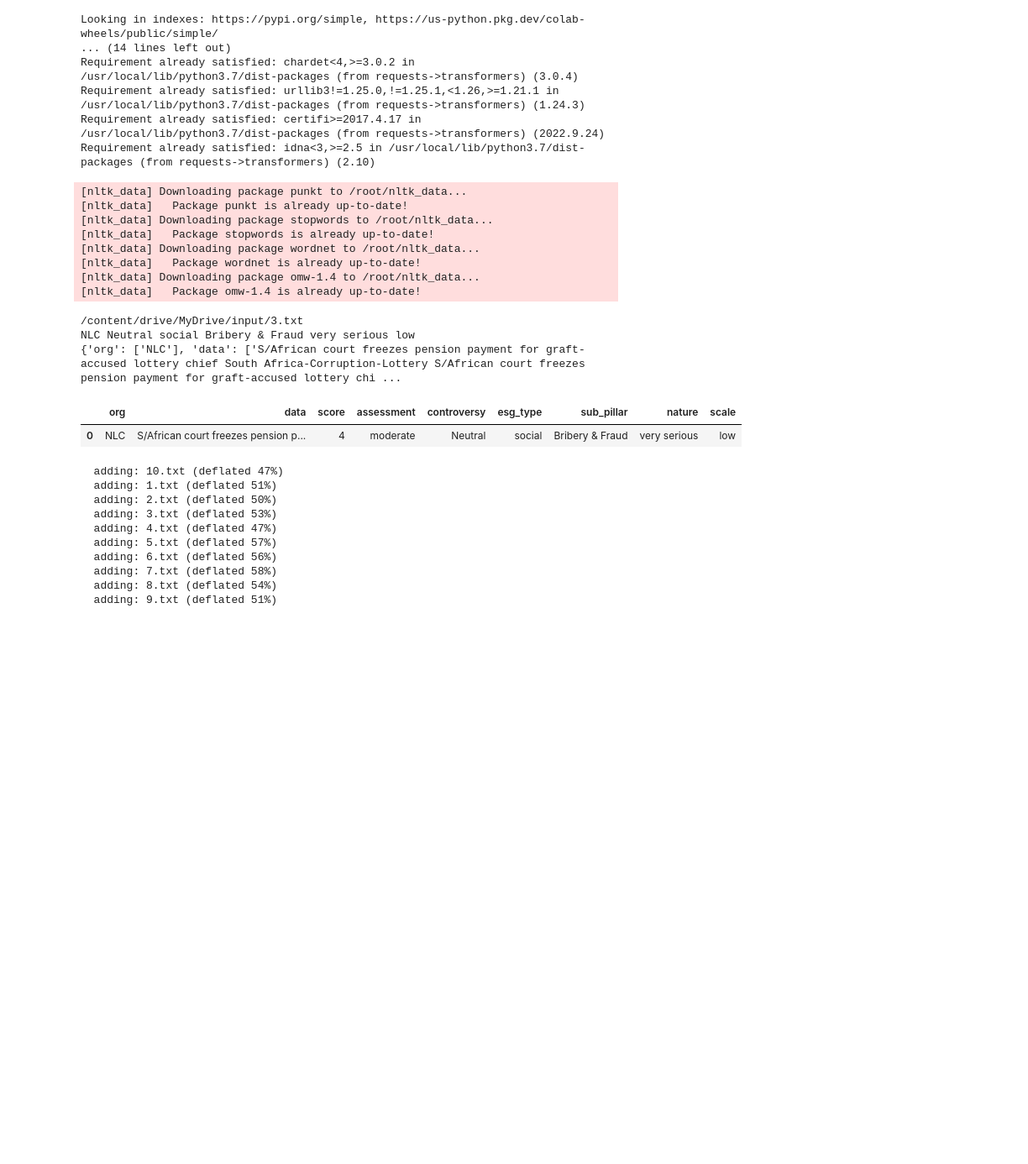
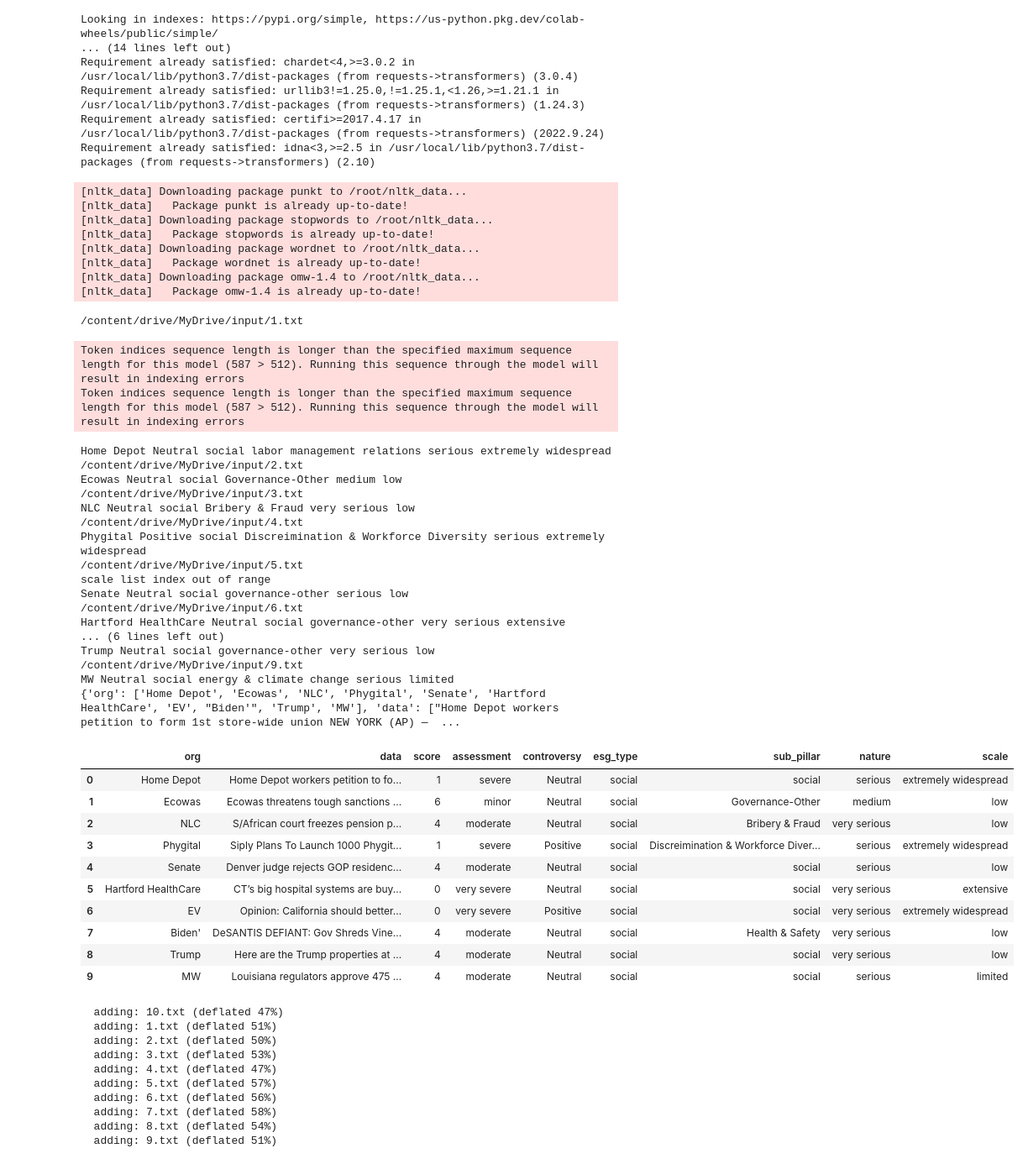
Before and after one commit to sghackathon2022/myrepo, a Jupyter notebook: ESGNew.ipynb, the cells around one changed output. Shown: that part at 84% size. Cells and saved outputs as stored; diff of their text form; code cells hidden in the pictures; blank space fills up the shorter version.

```diff
--- a/ESGNew.ipynb
+++ b/ESGNew.ipynb
@@ -1004,7 +1004,7 @@ for file in os.listdir('/content/drive/MyDrive/input'):
     # check if current path is a file
     if os.path.isfile(os.path.join('/content/drive/MyDrive/input', file)):
         files.append(os.path.join('/content/drive/MyDrive/input', file))
-files=["/content/drive/MyDrive/input/3.txt"]
+#files=["/content/drive/MyDrive/input/3.txt"]
 for file in files:
   print(file)
   msg=open(file,"r").read()
@@ -1018,21 +1018,24 @@ for file in files:
   nature_val=""
   scale_val=""
   try:
-    con_val=sent_nlp(msg)[0]["label"]
+
+    con_val=sent_nlp(msg)[0]
     controversy.append(con_val)
   except Exception as ce1:
     con_val=most_frequent([sent_nlp(msg1)[0]["label"] for msg1 in sent_tokenize(msg)])
     controversy.append(con_val)
   try:
 
-    esg_val=(esg_nlp(cln_msg)[0]["label"]).lower()
+    esg_val=(esg_nlp(msg)[0]["label"]).lower()
     if esg_val == "environmental":
       esg_val="environment"
     esg_data.append(esg_val)
 
   except Exception as esge1:
-     esg_val=most_frequent([esg_nlp(msg1)[0]["label"].lower() for msg1 in sent_tokenize(msg)])
-     esg_data.append(esg_val)
+    esg_val=most_frequent([esg_nlp(msg1)[0]["label"].lower() for msg1 in sent_tokenize(msg)])
+      if esg_val == "environmental":
+        esg_val="environment"
+    esg_data.append(esg_val)
   try:
     nature_val=get_nature_impact(nature_dict[esg_val],msg,esg_val)
     nature.append(nature_val)
@@ -1048,11 +1051,11 @@ for file in files:
     scale_val="low"
     scale.append("low")
   try:
-    pillar1=sub_pillar_mapping[str(label2id[pillar_nlp(cln_msg)[0]["label"]])]
+    pillar1=sub_pillar_mapping[str(label2id[pillar_nlp(msg)[0]["label"]])]
     pillar_data.append(pillar1)
   except:
      pillar1=most_frequent([sub_pillar_mapping[str(label2id[pillar_nlp(msg1)[0]["label"]])].lower() for msg1 in sent_tokenize(msg)])
-     pillar_data.append(esg_val)
+     pillar_data.append(pillar1)
   org,phrases=get_org_and_key_phrases(msg,cln_msg)
   org_data.append(org)
   score.append(score_dict[score_dict[scale_val][nature_val]])
@@ -1064,37 +1067,63 @@ df['controversy']=controversy
 #df['key_phrases']=key_phrases
 df['esg_type']=esg_data
 df['sub_pillar']=pillar_data
 df['org']=org_data
 df['nature']=nature
 df['scale']=scale
 df['score']=score
 df['assessment']=assessment
 df2=df[['org','data','score','assessment','controversy','esg_type','sub_pillar','nature','scale']]
 df2.to_json("output.json", orient = 'split', compression = 'infer', index = 'true')
 #json_obj=df2.to_json(indent=4,index=False,orient='split')
 #json_obj=json_obj.replace("\n","\\n")
 json_object={"org":[df["org"][i] for i in df["org"].index],"data":[df['data'][i].replace("\n"," ") for i in df["org"].index],"score":[df["score"][i] for i in df["org"].index],"assessment":[df["assessment"][i] for i in df["org"].index],"controversy":[df["controversy"][i] for i in df["org"].index],"esg_type":[df['esg_type'][i] for i in df["org"].index],"sub_pillar":[df["sub_pillar"][i] for i in df["org"].index],"nature":[df["nature"][i] for i in df["org"].index],"scale":[df["scale"][i] for i in df["org"].index]}
 print(json_object)
 json_object = json.dumps(json_object, indent=4)
 #json_object=json.loads(json.dumps(json_object))
 #d=eval(json_object)
 with open("output.json","w",encoding='utf8') as f:
   f.write(json_object)
 df2.head(10)
 # %% [output]
 [nltk_data] Downloading package punkt to /root/nltk_data...
 [nltk_data]   Package punkt is already up-to-date!
 [nltk_data] Downloading package stopwords to /root/nltk_data...
 [nltk_data]   Package stopwords is already up-to-date!
 [nltk_data] Downloading package wordnet to /root/nltk_data...
 [nltk_data]   Package wordnet is already up-to-date!
 [nltk_data] Downloading package omw-1.4 to /root/nltk_data...
 [nltk_data]   Package omw-1.4 is already up-to-date!
-/content/drive/MyDrive/input/3.txt
-NLC Neutral social Bribery & Fraud very serious low
-{'org': ['NLC'], 'data': ['S/African court freezes pension payment for graft-accused lottery chief South Africa-Corruption-Lottery S/African court freezes pension payment for graft-accused lottery chi ...
+/content/drive/MyDrive/input/1.txt
+Token indices sequence length is longer than the specified maximum sequence length for this model (587 > 512). Running this sequence through the model will result in indexing errors
+Token indices sequence length is longer than the specified maximum sequence length for this model (587 > 512). Running this sequence through the model will result in indexing errors
+Home Depot Neutral social labor management relations serious extremely widespread
+/content/drive/MyDrive/input/2.txt
+Ecowas Neutral social Governance-Other medium low
+/content/drive/MyDrive/input/3.txt
+NLC Neutral social Bribery & Fraud very serious low
+/content/drive/MyDrive/input/4.txt
+Phygital Positive social Discreimination & Workforce Diversity serious extremely widespread
+/content/drive/MyDrive/input/5.txt
+scale list index out of range
+Senate Neutral social governance-other serious low
+/content/drive/MyDrive/input/6.txt
+Hartford HealthCare Neutral social governance-other very serious extensive
+... (6 lines left out)
+Trump Neutral social governance-other very serious low
+/content/drive/MyDrive/input/9.txt
+MW Neutral social energy & climate change serious limited
+{'org': ['Home Depot', 'Ecowas', 'NLC', 'Phygital', 'Senate', 'Hartford HealthCare', 'EV', "Biden'", 'Trump', 'MW'], 'data': ["Home Depot workers petition to form 1st store-wide union NEW YORK (AP) —  ...
 |  | org | data | score | assessment | controversy | esg_type | sub_pillar | nature | scale |
-| 0 | NLC | S/African court freezes pension p... | 4 | moderate | Neutral | social | Bribery & Fraud | very serious | low |
+| 0 | Home Depot | Home Depot workers petition to fo... | 1 | severe | Neutral | social | social | serious | extremely widespread |
+| 1 | Ecowas | Ecowas threatens tough sanctions ... | 6 | minor | Neutral | social | Governance-Other | medium | low |
+| 2 | NLC | S/African court freezes pension p... | 4 | moderate | Neutral | social | Bribery & Fraud | very serious | low |
+| 3 | Phygital | Siply Plans To Launch 1000 Phygit... | 1 | severe | Positive | social | Discreimination & Workforce Diver... | serious | extremely widespread |
+| 4 | Senate | Denver judge rejects GOP residenc... | 4 | moderate | Neutral | social | social | serious | low |
+| 5 | Hartford HealthCare | CT’s big hospital systems are buy... | 0 | very severe | Neutral | social | social | very serious | extensive |
+| 6 | EV | Opinion: California should better... | 0 | very severe | Positive | social | social | very serious | extremely widespread |
+| 7 | Biden' | DeSANTIS DEFIANT: Gov Shreds Vine... | 4 | moderate | Neutral | social | Health & Safety | very serious | low |
+| 8 | Trump | Here are the Trump properties at ... | 4 | moderate | Neutral | social | social | very serious | low |
+| 9 | MW | Louisiana regulators approve 475 ... | 4 | moderate | Neutral | social | social | serious | limited |
 # %%
 !cd /content/drive/MyDrive/input/ && zip input.zip *
 # %% [output]
```
